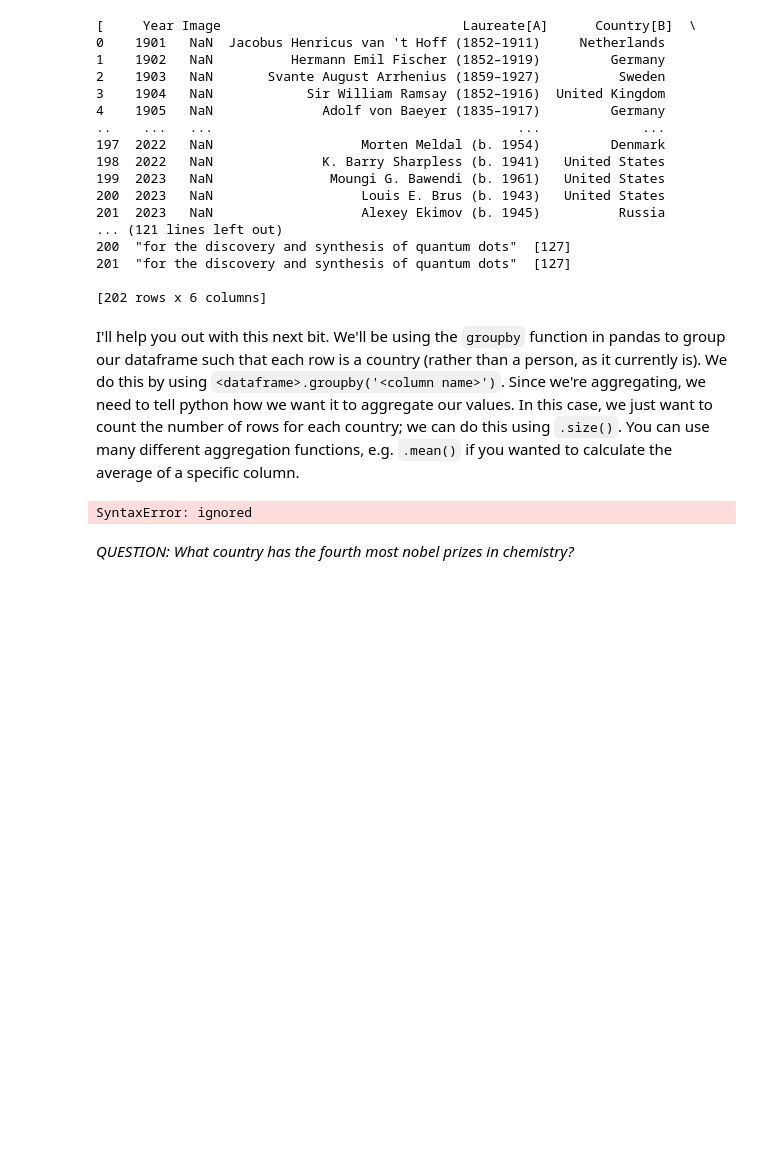
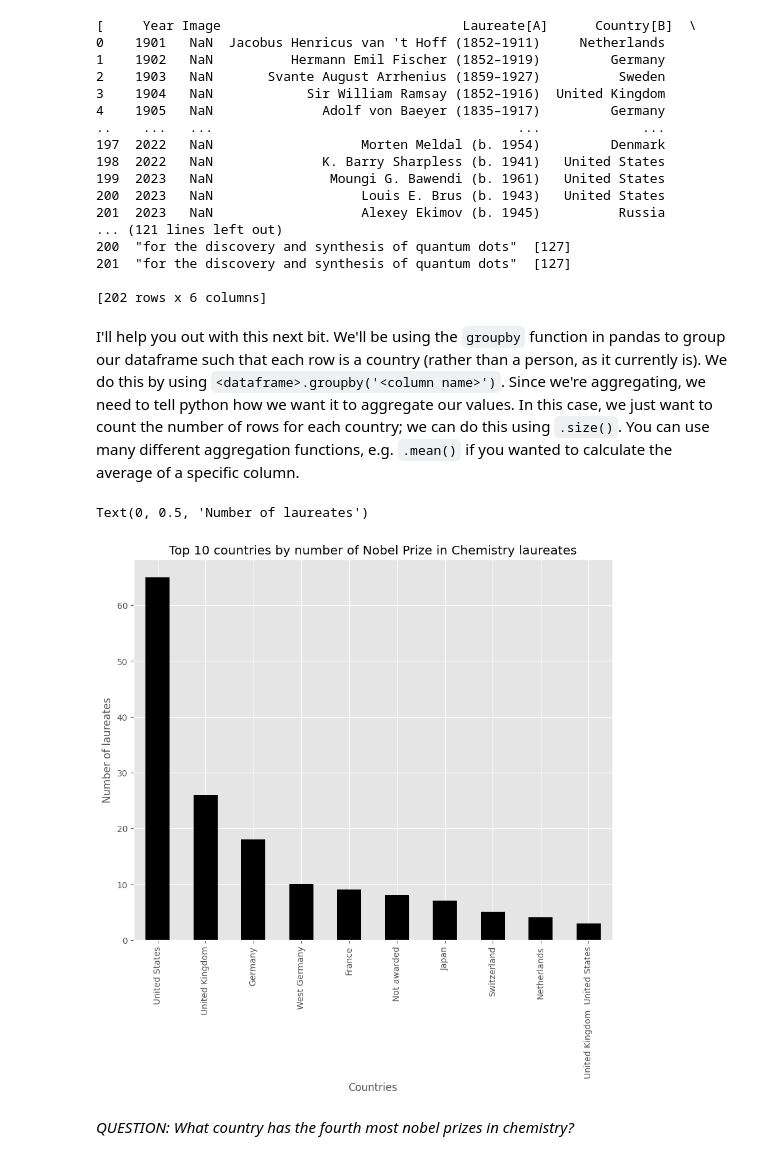
Before and after one commit to Maxbruel/QM2, a Jupyter notebook: notebooks/W02. Pandas.ipynb, the cells around one changed output. Drawn from its saved outputs; the diff is of its cells as text; code cells hidden in the pictures; blank space fills up the shorter version.

```diff
--- a/notebooks/W02. Pandas.ipynb
+++ b/notebooks/W02. Pandas.ipynb
@@ -457,17 +457,18 @@ I'll help you out with this next bit. We'll be using the `groupby` function in p
 # %%
 # here, we're creating a new dataframe called 'country' in which each row is a country, and the values represent the number of nobel laureates.
 countries=chem.groupby('Country[B]').size()
 
 #nw let's sort it in descending order
-nations = nations.sort_values(ascending=False)
+countries = countries.sort_values(ascending=False)
 
-top_10 = nations.head(10)
+top_10 = countries.head(10)
 # finally, plot the top 10 countries
 top_10.plot(kind='bar',color='black')
-plt.title(Top 10 countries by number of Nobel Prize in Chemistry laureates')
+plt.title('Top 10 countries by number of Nobel Prize in Chemistry laureates')
 plt.xlabel('Countries')
 plt.ylabel('Number of laureates')
 # %% [output]
-SyntaxError: ignored
+Text(0, 0.5, 'Number of laureates')
+[figure, added]
 # %% [markdown]
 *QUESTION: What country has the fourth most nobel prizes in chemistry?*
```
